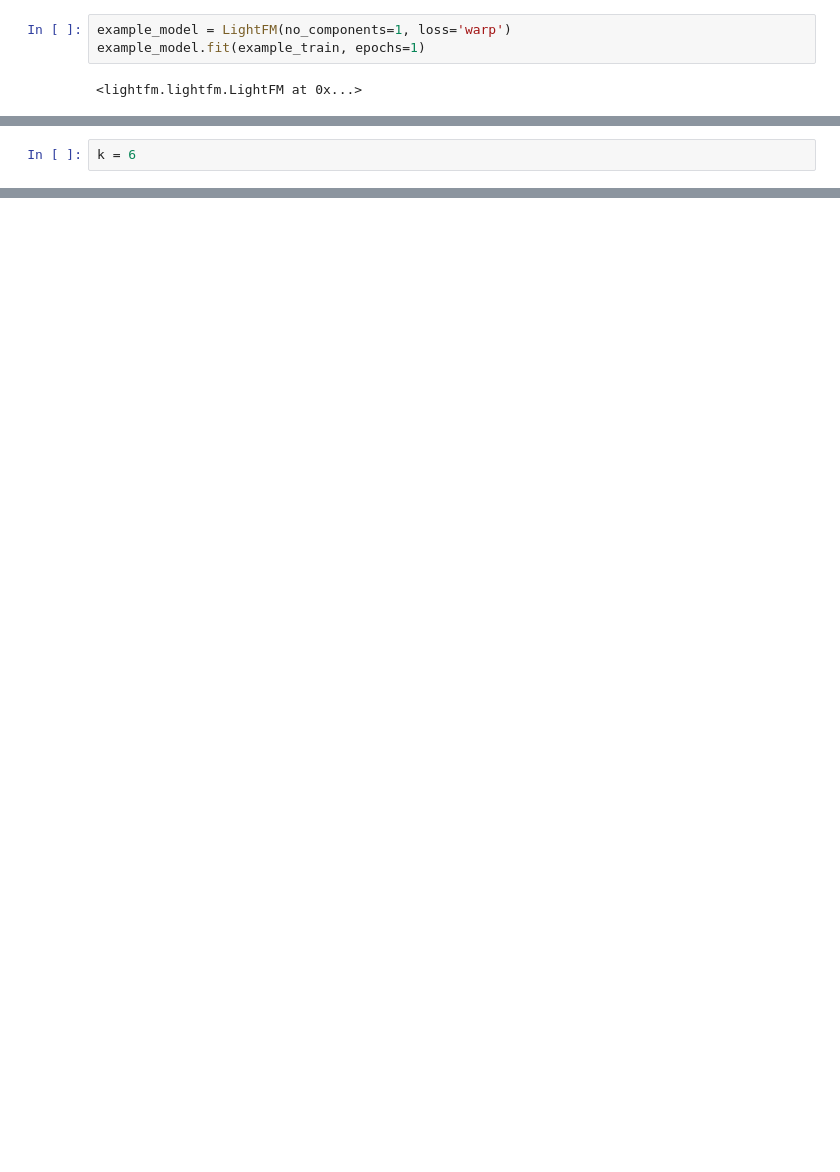
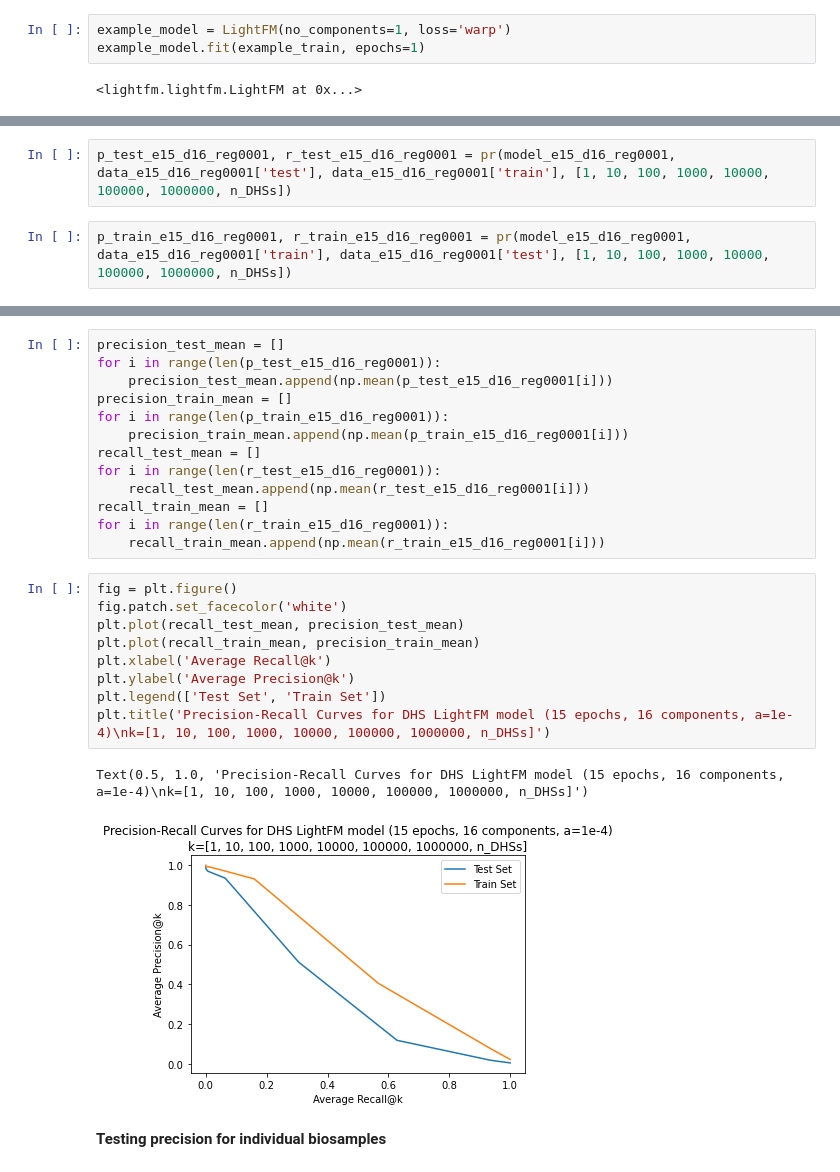
Before and after one commit to meuleman/gilbertAPI, a Jupyter notebook: recommendersystems/lightfm/DHS/precision_recall_notebook_CT20211028.ipynb, the cells around one changed output, grey strips where cells are left out. Drawn from its saved outputs; the diff is of its cells as text; blank space fills up the shorter version.

Commit message:
updated function for calculating precision and recall for DHS models

```diff
--- a/recommendersystems/lightfm/DHS/precision_recall_notebook_CT20211028.ipynb
+++ b/recommendersystems/lightfm/DHS/precision_recall_notebook_CT20211028.ipynb
@@ -111,2 +44,0 @@ example_topk = example_ordered[:10]
-# %%
-k = 6
@@ -122,0 +222,4 @@ sum(example_test_csr[0, example_ordered].toarray()[0][:k])
+# %%
+p_test_e15_d16_reg0001, r_test_e15_d16_reg0001 = pr(model_e15_d16_reg0001, data_e15_d16_reg0001['test'], data_e15_d16_reg0001['train'], [1, 10, 100, 1000, 10000, 100000, 1000000, n_DHSs])
+# %%
+p_train_e15_d16_reg0001, r_train_e15_d16_reg0001 = pr(model_e15_d16_reg0001, data_e15_d16_reg0001['train'], data_e15_d16_reg0001['test'], [1, 10, 100, 1000, 10000, 100000, 1000000, n_DHSs])
@@ -122,0 +295,27 @@ sum(example_test_csr[0, example_ordered].toarray()[0][:k])
+# %%
+precision_test_mean = []
+for i in range(len(p_test_e15_d16_reg0001)):
+    precision_test_mean.append(np.mean(p_test_e15_d16_reg0001[i]))
+precision_train_mean = []
+for i in range(len(p_train_e15_d16_reg0001)):
+    precision_train_mean.append(np.mean(p_train_e15_d16_reg0001[i]))
+recall_test_mean = []
+for i in range(len(r_test_e15_d16_reg0001)):
+    recall_test_mean.append(np.mean(r_test_e15_d16_reg0001[i]))
+recall_train_mean = []
+for i in range(len(r_train_e15_d16_reg0001)):
+    recall_train_mean.append(np.mean(r_train_e15_d16_reg0001[i]))
+# %%
+fig = plt.figure()
+fig.patch.set_facecolor('white')
+plt.plot(recall_test_mean, precision_test_mean)
+plt.plot(recall_train_mean, precision_train_mean)
+plt.xlabel('Average Recall@k')
+plt.ylabel('Average Precision@k')
+plt.legend(['Test Set', 'Train Set'])
+plt.title('Precision-Recall Curves for DHS LightFM model (15 epochs, 16 components, a=1e-4)\nk=[1, 10, 100, 1000, 10000, 100000, 1000000, n_DHSs]')
+# %% [output]
+Text(0.5, 1.0, 'Precision-Recall Curves for DHS LightFM model (15 epochs, 16 components, a=1e-4)\nk=[1, 10, 100, 1000, 10000, 100000, 1000000, n_DHSs]')
+[figure, added]
+# %% [markdown]
+**Testing precision for individual biosamples**
```
Also changed, not shown: parts of 36 cells of this notebook.
